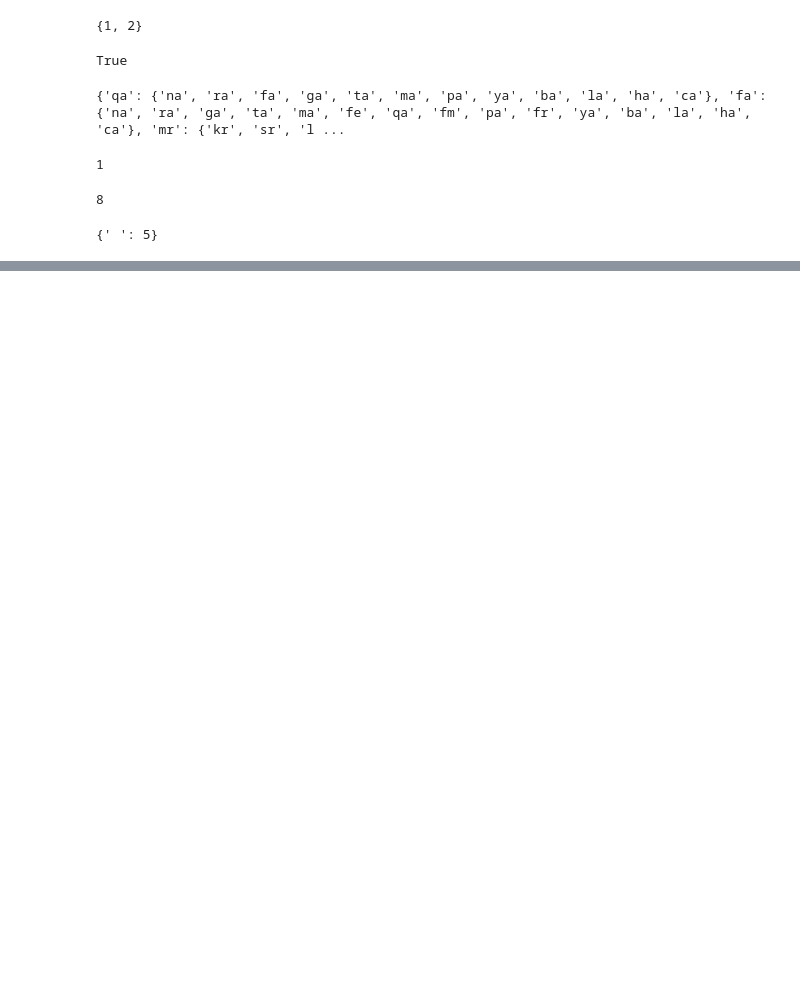
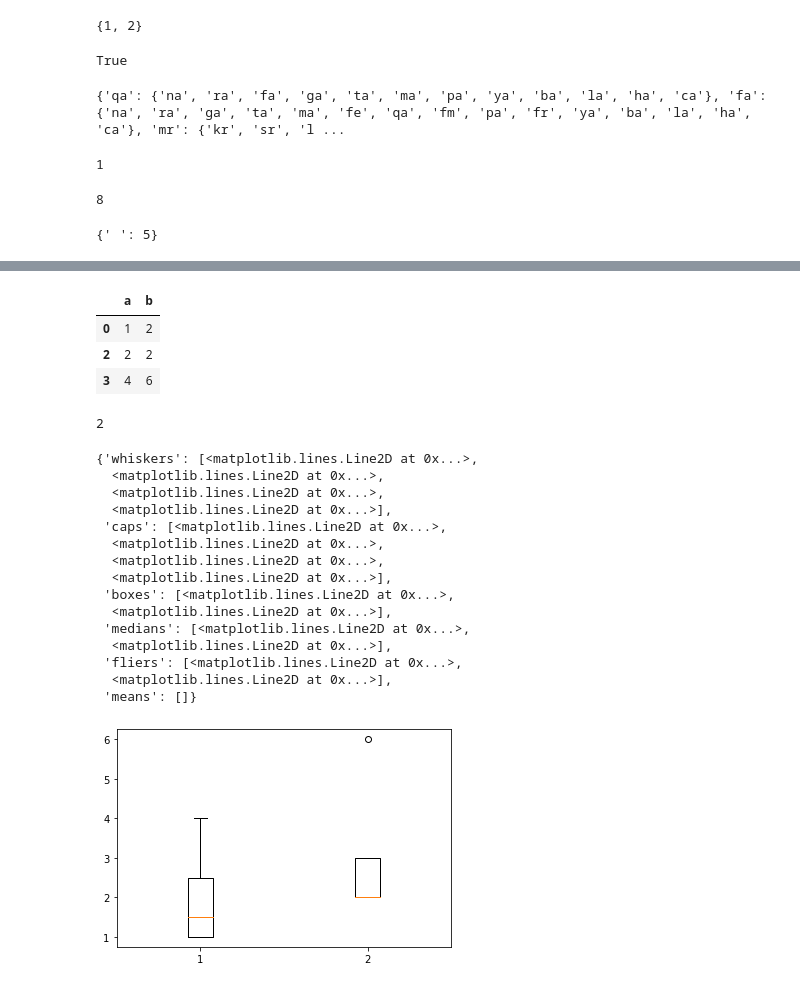
Before and after one commit to prannerta100/dsa_practice, a Jupyter notebook: leet.ipynb, the cells around one changed output, grey strips where cells are left out. Drawn from its saved outputs; the diff is of its cells as text; code cells hidden in the pictures; blank space fills up the shorter version.

```diff
--- a/leet.ipynb
+++ b/leet.ipynb
@@ -606,3 +606,7 @@ a = {' ':5}
 a
 # %% [output]
 {' ': 5}
+# %%
+import pandas as pd
+df = pd.DataFrame({'a':[1,1,2,4],'b':[2,2,2,6]})
+df
@@ -608,0 +619,31 @@ a
+# %%
+df.drop_duplicates()
+# %% [output]
+|  | a | b |
+| 0 | 1 | 2 |
+| 2 | 2 | 2 |
+| 3 | 4 | 6 |
+# %%
+df['b'].drop_duplicates().shape[0]
+# %% [output]
+2
+# %%
+import matplotlib.pyplot as plt
+plt.boxplot([df['a'], df['b']])
+# %% [output]
+{'whiskers': [<matplotlib.lines.Line2D at 0x...>,
+  <matplotlib.lines.Line2D at 0x...>,
+  <matplotlib.lines.Line2D at 0x...>,
+  <matplotlib.lines.Line2D at 0x...>],
+ 'caps': [<matplotlib.lines.Line2D at 0x...>,
+  <matplotlib.lines.Line2D at 0x...>,
+  <matplotlib.lines.Line2D at 0x...>,
+  <matplotlib.lines.Line2D at 0x...>],
+ 'boxes': [<matplotlib.lines.Line2D at 0x...>,
+  <matplotlib.lines.Line2D at 0x...>],
+ 'medians': [<matplotlib.lines.Line2D at 0x...>,
+  <matplotlib.lines.Line2D at 0x...>],
+ 'fliers': [<matplotlib.lines.Line2D at 0x...>,
+  <matplotlib.lines.Line2D at 0x...>],
+ 'means': []}
+[figure, added]
```
Also changed, not shown: parts of 4 cells of this notebook, 3 other files.
